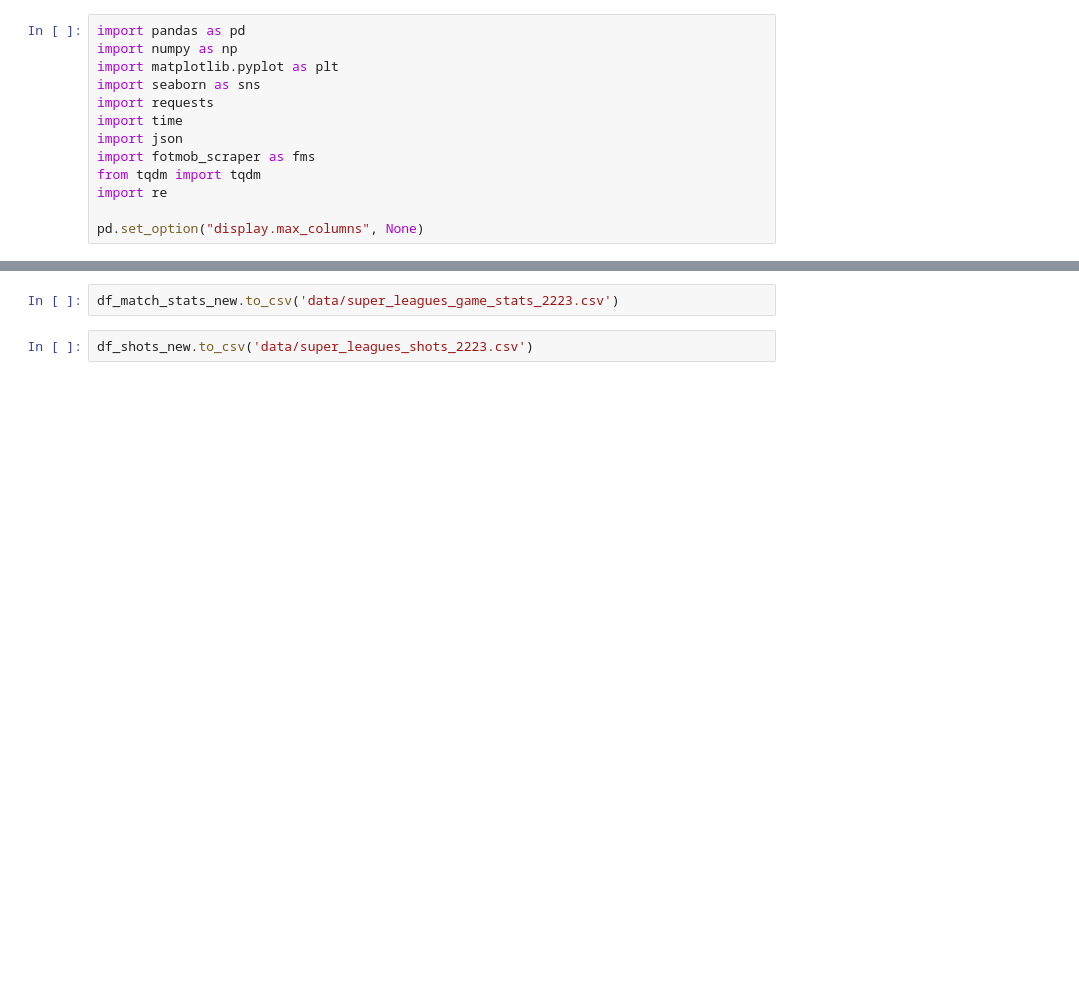
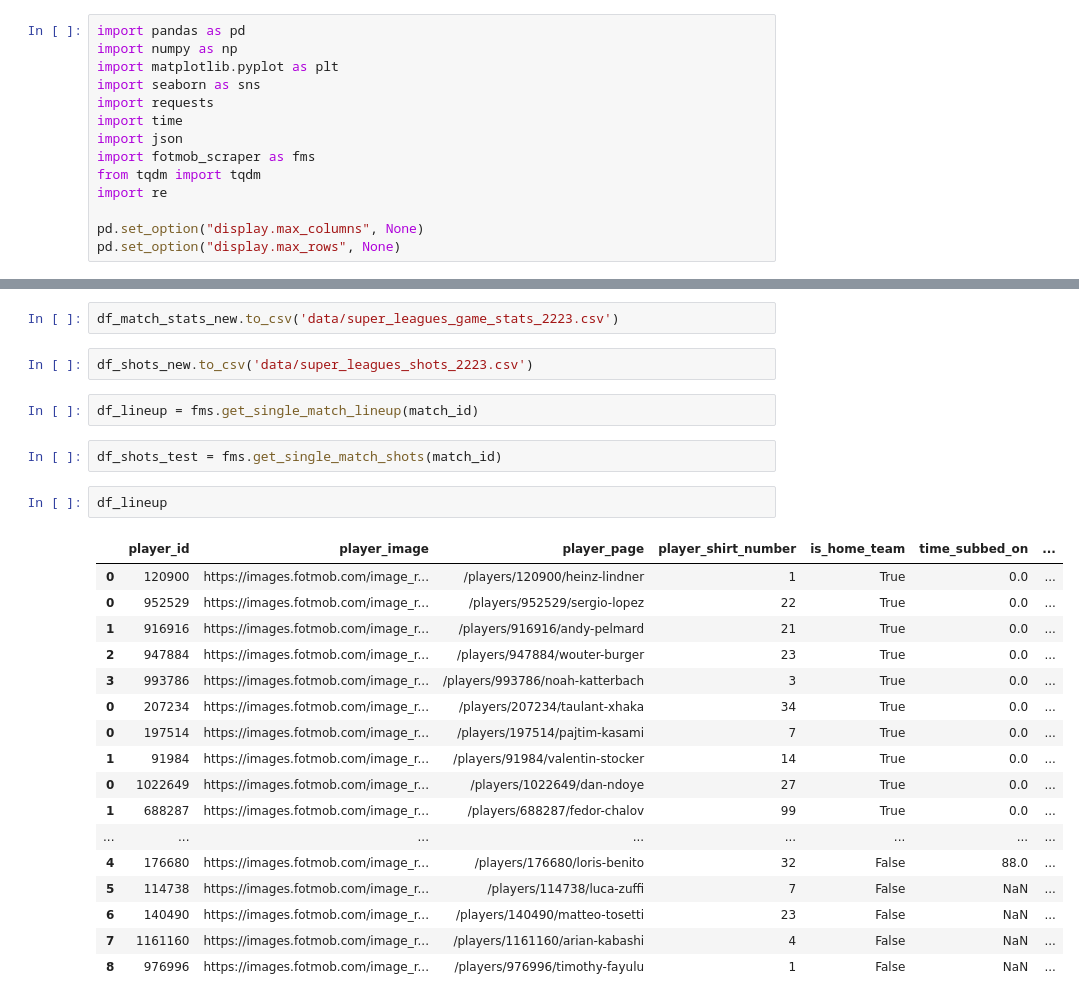
Before and after one commit to TK5-Tim/ds-projects, a Jupyter notebook: rsl/pull_data_fotmob.ipynb, the cells around one changed output, grey strips where cells are left out. Cells and saved outputs as stored; diff of their text form; blank space fills up the shorter version.

```diff
--- a/rsl/pull_data_fotmob.ipynb
+++ b/rsl/pull_data_fotmob.ipynb
@@ -11,6 +11,7 @@ from tqdm import tqdm
 import re
 
 pd.set_option("display.max_columns", None)
+pd.set_option("display.max_rows", None)
 # %%
 match_id = 3624062
 league_id = 69
@@ -158,3 +159,27 @@ df_team_stats_new.to_csv('data/super_leagues_team_stats_2223.csv')
 df_match_stats_new.to_csv('data/super_leagues_game_stats_2223.csv')
 # %%
 df_shots_new.to_csv('data/super_leagues_shots_2223.csv')
+# %%
+df_lineup = fms.get_single_match_lineup(match_id)
+# %%
+df_shots_test = fms.get_single_match_shots(match_id)
+# %%
+df_lineup
+# %% [output]
+|  | player_id | player_image | player_page | player_shirt_number | is_home_team | time_subbed_on | ... |
+| 0 | 120900 | https://images.fotmob.com/image_r... | /players/120900/heinz-lindner | 1 | True | 0.0 | ... |
+| 0 | 952529 | https://images.fotmob.com/image_r... | /players/952529/sergio-lopez | 22 | True | 0.0 | ... |
+| 1 | 916916 | https://images.fotmob.com/image_r... | /players/916916/andy-pelmard | 21 | True | 0.0 | ... |
+| 2 | 947884 | https://images.fotmob.com/image_r... | /players/947884/wouter-burger | 23 | True | 0.0 | ... |
+| 3 | 993786 | https://images.fotmob.com/image_r... | /players/993786/noah-katterbach | 3 | True | 0.0 | ... |
+| 0 | 207234 | https://images.fotmob.com/image_r... | /players/207234/taulant-xhaka | 34 | True | 0.0 | ... |
+| 0 | 197514 | https://images.fotmob.com/image_r... | /players/197514/pajtim-kasami | 7 | True | 0.0 | ... |
+| 1 | 91984 | https://images.fotmob.com/image_r... | /players/91984/valentin-stocker | 14 | True | 0.0 | ... |
+| 0 | 1022649 | https://images.fotmob.com/image_r... | /players/1022649/dan-ndoye | 27 | True | 0.0 | ... |
+| 1 | 688287 | https://images.fotmob.com/image_r... | /players/688287/fedor-chalov | 99 | True | 0.0 | ... |
+| ... | ... | ... | ... | ... | ... | ... | ... |
+| 4 | 176680 | https://images.fotmob.com/image_r... | /players/176680/loris-benito | 32 | False | 88.0 | ... |
+| 5 | 114738 | https://images.fotmob.com/image_r... | /players/114738/luca-zuffi | 7 | False | NaN | ... |
+| 6 | 140490 | https://images.fotmob.com/image_r... | /players/140490/matteo-tosetti | 23 | False | NaN | ... |
+| 7 | 1161160 | https://images.fotmob.com/image_r... | /players/1161160/arian-kabashi | 4 | False | NaN | ... |
+| 8 | 976996 | https://images.fotmob.com/image_r... | /players/976996/timothy-fayulu | 1 | False | NaN | ... |
```
Also changed, not shown: parts of 4 cells of this notebook, 19 other files.
